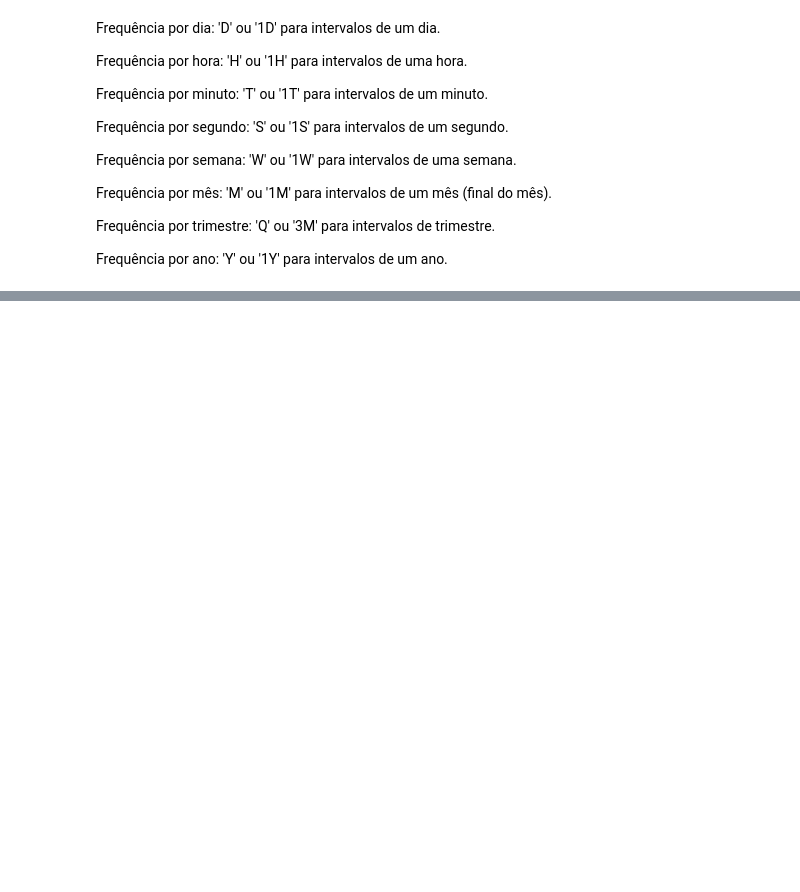
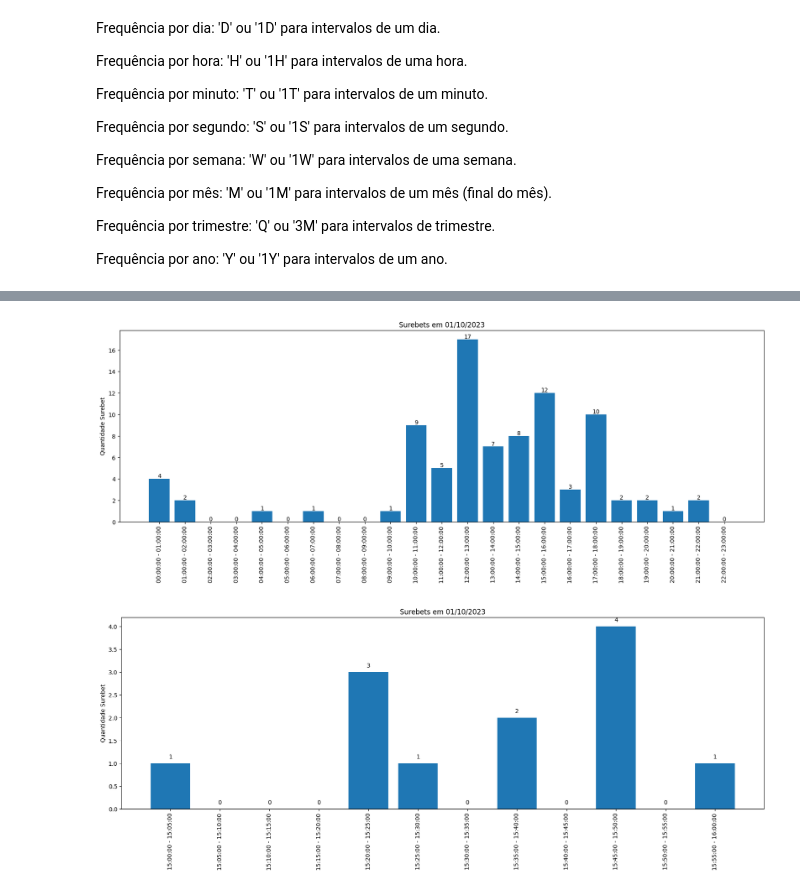
Before and after one commit to JoaoGeraldo15/arbitrage-betting-knapsack-problem, a Jupyter notebook: surebet.ipynb, the cells around one changed output, grey strips where cells are left out. Drawn from its saved outputs; the diff is of its cells as text; code cells hidden in the pictures; blank space fills up the shorter version.

```diff
--- a/surebet.ipynb
+++ b/surebet.ipynb
@@ -177,0 +202,10 @@ gerar_plot_surebet(horas, False)
+# %%
+# 01/10/2023
+horas_setembro = ConfigPlot('1H', '2023-10-01 00:00:00', '2023-10-01 23:59:59')
+gerar_plot_surebet(horas_setembro, intervalo=IntervaloTemporal.HORA, title='Surebets em 01/10/2023')
+
+minutos = ConfigPlot('5T', '2023-10-01 15:00:00', '2023-10-01 16:00:00')
+gerar_plot_surebet(minutos, intervalo=IntervaloTemporal.MINUTO, title='Surebets em 01/10/2023')
+# %% [output]
+[figure, added]
+[figure, added]
```
Also changed, not shown: parts of 11 cells of this notebook, 1 other file.
